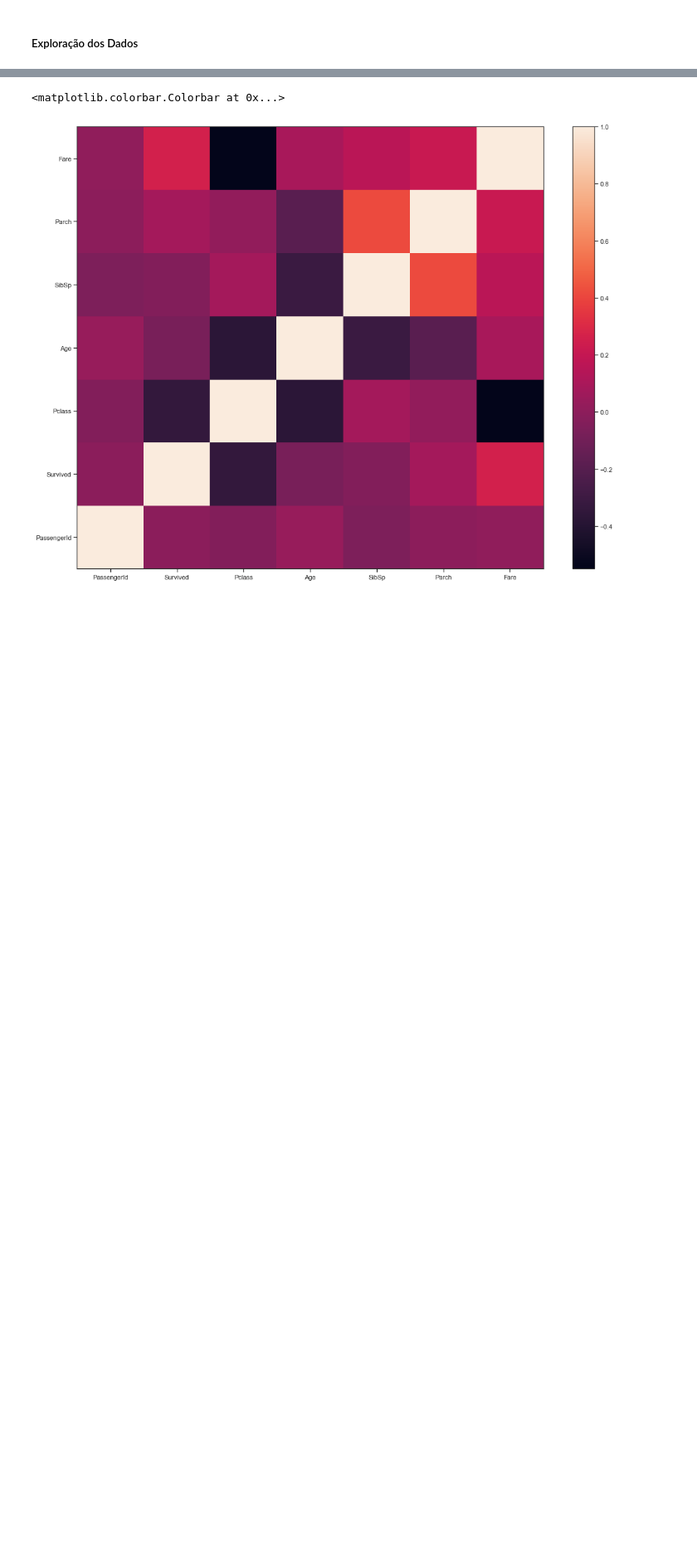
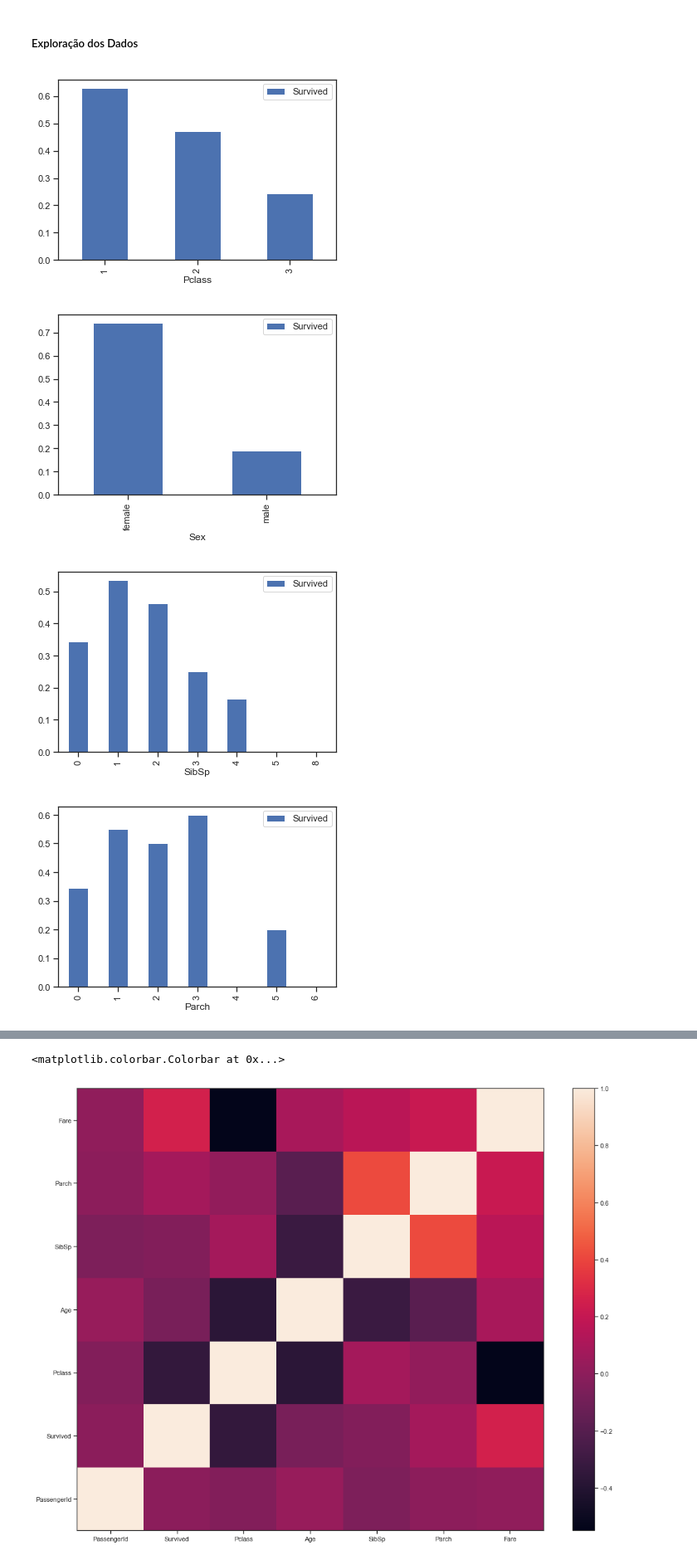
Before and after one commit to rgaliardi/Data-Science, a Jupyter notebook: MaratonaDSB/Titanic/Titanic.ipynb, the cells around one changed output, grey strips where cells are left out. Shown: that part at 83% size. Saved outputs shown, nothing was run; the diff lists cells and outputs as text; code cells hidden in the pictures; blank space fills up the shorter version.

```diff
--- a/MaratonaDSB/Titanic/Titanic.ipynb
+++ b/MaratonaDSB/Titanic/Titanic.ipynb
@@ -114,2 +177,17 @@ dstrain.count()
 # %% [markdown]
 ##### Exploração dos Dados
+# %%
+def fnPlotBar(dataset, column):
+        plt = dataset.pivot_table(index=column,values='Survived')
+        plt.plot.bar()
+
+fnPlotBar(dstrain, 'Pclass')
+fnPlotBar(dstrain, 'Sex')
+fnPlotBar(dstrain, 'SibSp')
+fnPlotBar(dstrain, 'Parch')
+fnPlotBar(dstrain, 'Embarked')
+# %% [output]
+[figure, added]
+[figure, added]
+[figure, added]
+[figure, added]
```
Also changed, not shown: parts of 9 cells of this notebook.
